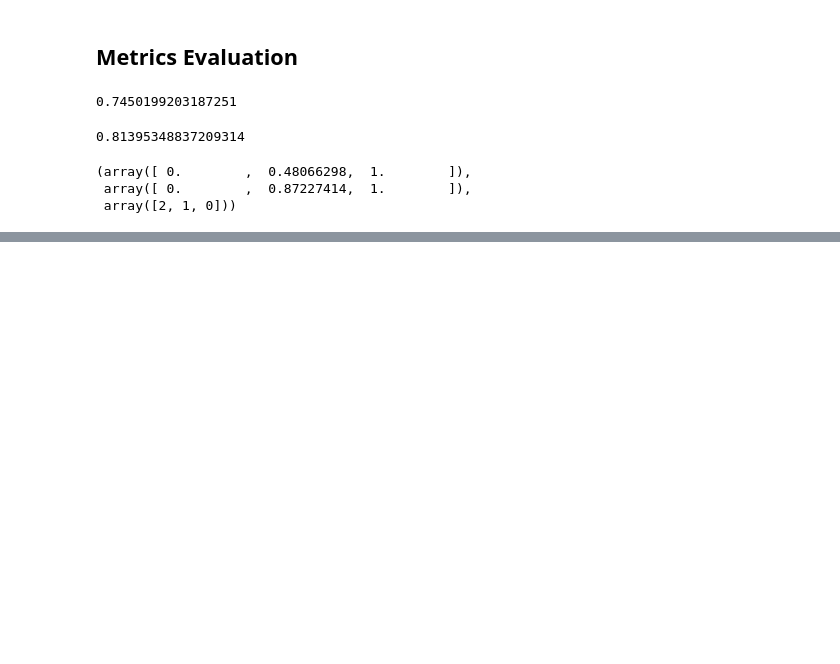
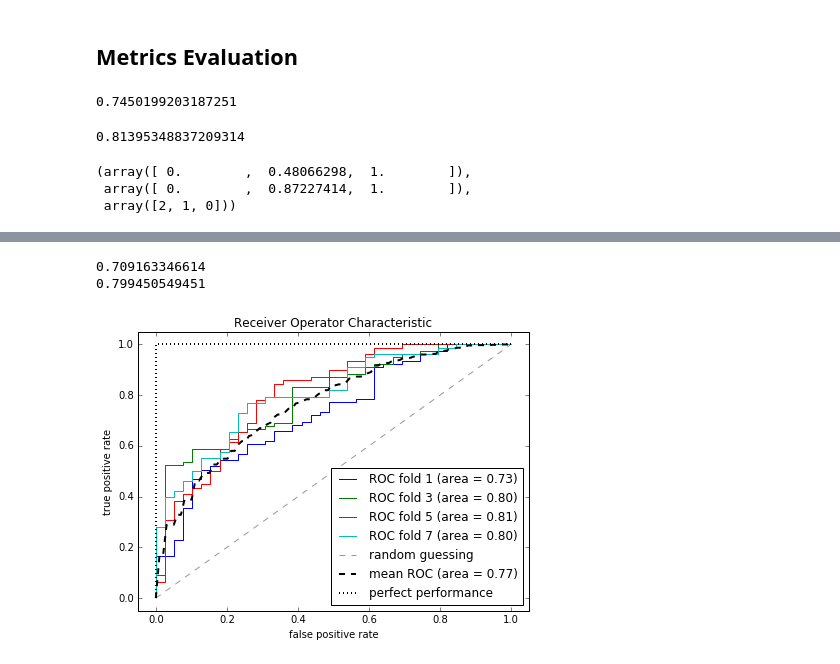
Before and after one commit to sorice/2017paraphrasebsent, a Jupyter notebook: 04.1-Classification.ipynb, the cells around one changed output, grey strips where cells are left out. Saved outputs shown, nothing was run; the diff lists cells and outputs as text; code cells hidden in the pictures; blank space fills up the shorter version.

```diff
--- a/04.1-Classification.ipynb
+++ b/04.1-Classification.ipynb
@@ -105,0 +126,59 @@ plt.show()
+# %%
+from sklearn.svm import SVC # "Support Vector Classifier"
+
+# instantiate the model (using the default parameters)
+knn = KNeighborsClassifier(n_neighbors=30)
+
+#New data after Feature Selection
+#Xs_train, ys_train, Xs_test, ys_test = get_train_test(x_n,Y)
+
+# fit the model with data
+knn.fit(X_train, y_train)
+
+# STEP 3: make predictions on the testing set
+y_pred = knn.predict(X_test)
+
+# compare actual response values (y_test) with predicted response values (y_pred)
+print(metrics.accuracy_score(y_test, y_pred))
+print(metrics.f1_score(y_test, y_pred))
+# %% [output]
+0.709163346614
+0.799450549451
+# %%
+fig = plt.figure(figsize=(7, 5))
+mean_tpr = 0.0
+mean_fpr = np.linspace(0, 1, 100)
+all_tpr = []
+
+pipe_lr = Pipeline([('scl', StandardScaler()),
+                    ('pca', PCA(n_components=2)),
+                    ('clf', SVC(kernel='linear', probability=True))])
+
+for i, (train, test) in enumerate(cv):
+    probas = pipe_lr.fit(X_train2[train],y_train[train]).predict_proba(X_train2[test])
+    fpr, tpr, thresholds = roc_curve(y_train[test],probas[:, 1],pos_label=1)
+    mean_tpr += interp(mean_fpr, fpr, tpr)
+    mean_tpr[0] = 0.0
+    roc_auc = auc(fpr, tpr)
+    if i in [0,2,4,6]:
+        plt.plot(fpr, tpr, lw=1, label='ROC fold %d (area = %0.2f)' % (i+1, roc_auc))
+
+plt.plot([0, 1], [0, 1], linestyle='--', color=(0.6, 0.6, 0.6), label='random guessing')
+mean_tpr /= len(cv)
+mean_tpr[-1] = 1.0
+mean_auc = auc(mean_fpr, mean_tpr)
+
+plt.plot(mean_fpr, mean_tpr, 'k--',
+         label='mean ROC (area = %0.2f)' % mean_auc, lw=2)
+
+plt.plot([0, 0, 1], [0, 1, 1], lw=2, ls=':', color='black', label='perfect performance')
+
+plt.xlim([-0.05, 1.05])
+plt.ylim([-0.05, 1.05])
+plt.xlabel('false positive rate')
+plt.ylabel('true positive rate')
+plt.title('Receiver Operator Characteristic')
+plt.legend(loc="lower right")
+plt.show()
+# %% [output]
+[figure, added]
```
Also changed, not shown: parts of 7 cells of this notebook, 1 other file.
